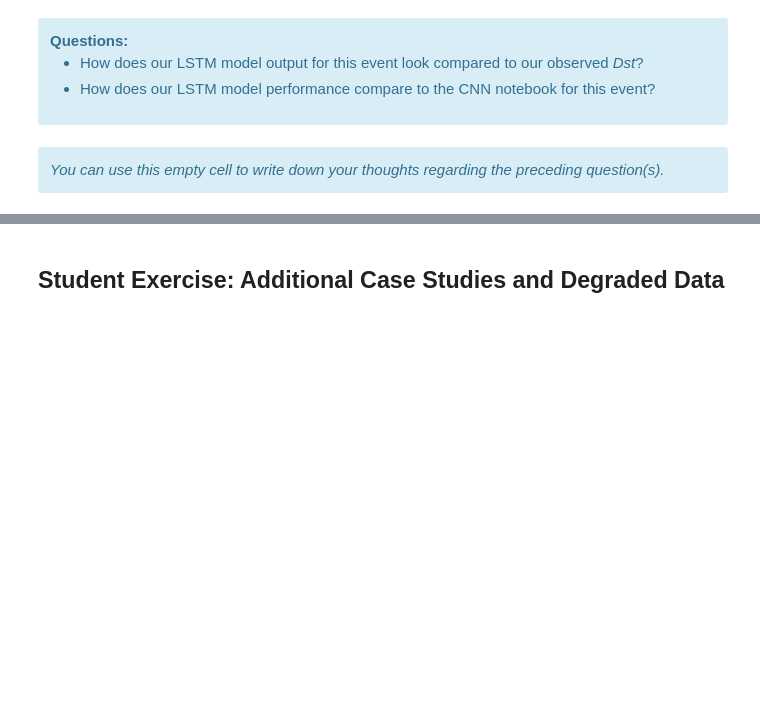
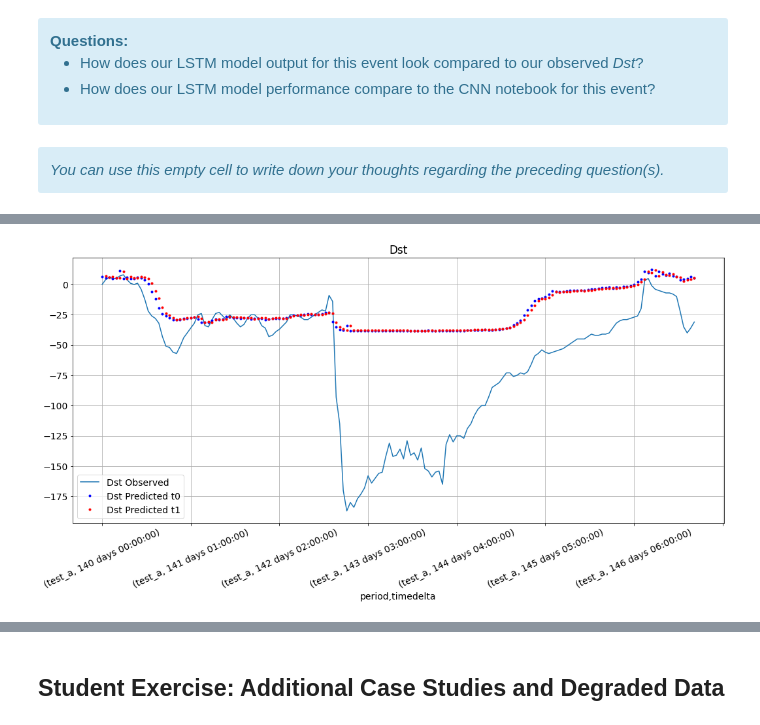
Before and after one commit to ai2es/tai4es-trustathon-2022, a Jupyter notebook: space/magnet_lstm_tutorial.ipynb, the cells around one changed output, grey strips where cells are left out. Drawn from its saved outputs; the diff is of its cells as text; code cells hidden in the pictures; blank space fills up the shorter version.

```diff
--- a/space/magnet_lstm_tutorial.ipynb
+++ b/space/magnet_lstm_tutorial.ipynb
@@ -947,14 +1241,17 @@ print('RMSE to t1 prediction: %f nT' % rmse_t1 )
 # %%
 # Dst Observed
+title = 'Dst'
 ax = dst['dst'][idx_event_1hr].plot(title='Dst', rot=25, figsize=(15, 8), fontsize=14, label='Dst Observed')
 
 # Dst Predicted at t0 and t1
 #      Shift Dst[t1] to the right one hour to line up with the time axis
 ax.plot(dst_predicted_t0, 'b.', label='Dst Predicted t0')
 ax.plot(np.concatenate(([np.nan],dst_predicted_t1[:-1])), 'r.', label='Dst Predicted t1')
 plt.grid(True)
 plt.legend(fontsize=14)
 plt.tight_layout()
+# %% [output]
+[figure, added]
 # %%
 ''' Uncomment this block if you want to plot just the Dst predictions.
 # Dst Predicted
```
Also changed, not shown: parts of 41 cells of this notebook, 1 other file.
